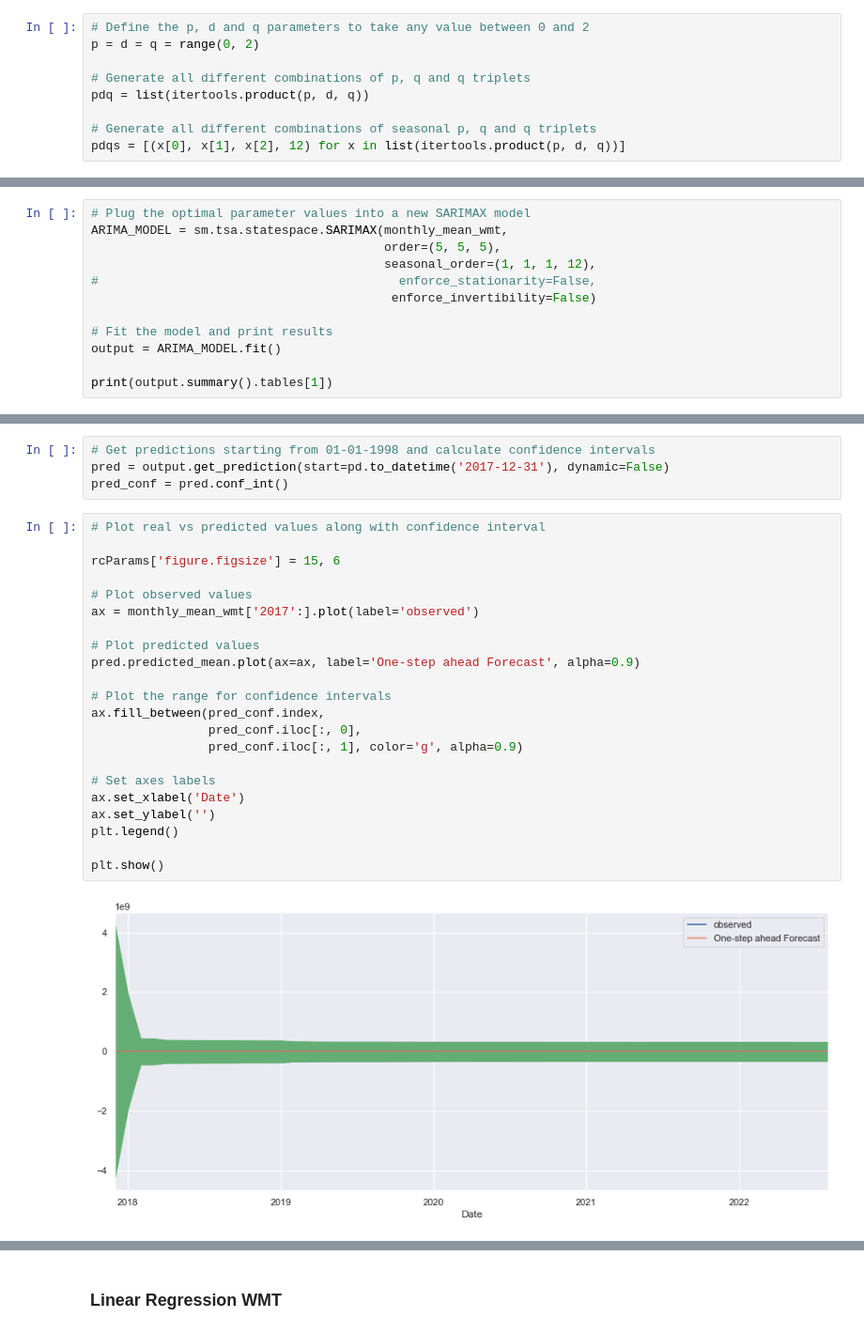
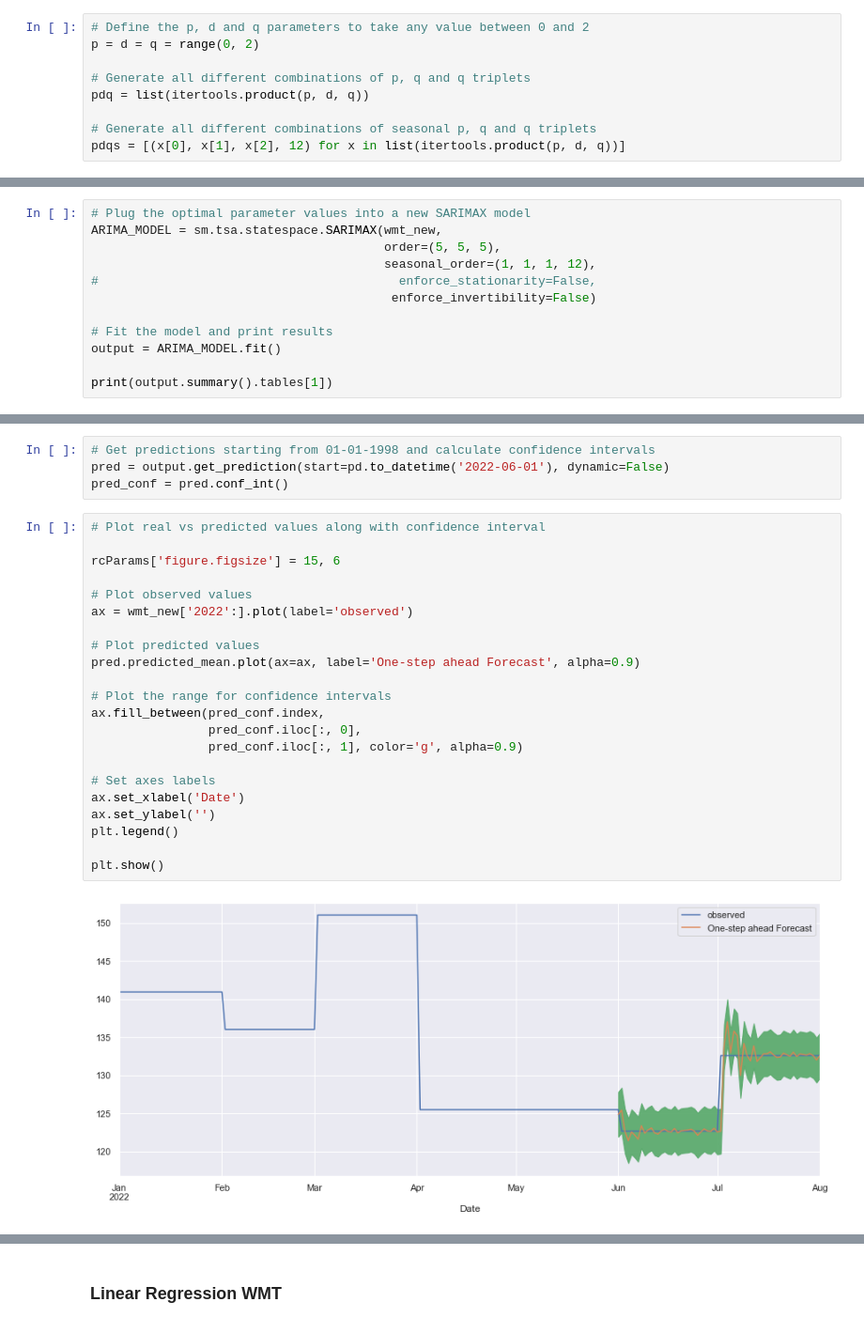
Before and after one commit to ashakeri92/Capstone, a Jupyter notebook: Analysis.ipynb, the cells around one changed output, grey strips where cells are left out. Shown at 94% size. Cells and saved outputs as stored; diff of their text form.

Commit message:
finished SARIMA for WMT

```diff
--- a/Analysis.ipynb
+++ b/Analysis.ipynb
@@ -723,6 +769,6 @@ ARIMA (1, 1, 1) x (1, 1, 1, 12): AIC Calculated=964.8246635016466
 # %%
 # Plug the optimal parameter values into a new SARIMAX model
-ARIMA_MODEL = sm.tsa.statespace.SARIMAX(monthly_mean_wmt,
+ARIMA_MODEL = sm.tsa.statespace.SARIMAX(wmt_new,
                                         order=(5, 5, 5),
                                         seasonal_order=(1, 1, 1, 12),
 #                                         enforce_stationarity=False,
@@ -781,31 +822,31 @@ plt.yticks(fontsize=16)
 # %%
 # Get predictions starting from 01-01-1998 and calculate confidence intervals
-pred = output.get_prediction(start=pd.to_datetime('2017-12-31'), dynamic=False)
+pred = output.get_prediction(start=pd.to_datetime('2022-06-01'), dynamic=False)
 pred_conf = pred.conf_int()
-# %%
-# Plot real vs predicted values along with confidence interval
-
-rcParams['figure.figsize'] = 15, 6
-
-# Plot observed values
-ax = monthly_mean_wmt['2017':].plot(label='observed')
-
-# Plot predicted values
-pred.predicted_mean.plot(ax=ax, label='One-step ahead Forecast', alpha=0.9)
-
-# Plot the range for confidence intervals
-ax.fill_between(pred_conf.index,
-                pred_conf.iloc[:, 0],
-                pred_conf.iloc[:, 1], color='g', alpha=0.9)
-
-# Set axes labels
-ax.set_xlabel('Date')
-ax.set_ylabel('')
-plt.legend()
-
-plt.show()
-# %% [output]
-[figure, removed]
+# %%
+# Plot real vs predicted values along with confidence interval
+
+rcParams['figure.figsize'] = 15, 6
+
+# Plot observed values
+ax = wmt_new['2022':].plot(label='observed')
+
+# Plot predicted values
+pred.predicted_mean.plot(ax=ax, label='One-step ahead Forecast', alpha=0.9)
+
+# Plot the range for confidence intervals
+ax.fill_between(pred_conf.index,
+                pred_conf.iloc[:, 0],
+                pred_conf.iloc[:, 1], color='g', alpha=0.9)
+
+# Set axes labels
+ax.set_xlabel('Date')
+ax.set_ylabel('')
+plt.legend()
+
+plt.show()
+# %% [output]
+[figure, added]
 # %%
 pred.predicted_mean
 # %% [output]
```
Also changed, not shown: parts of 55 cells of this notebook.
